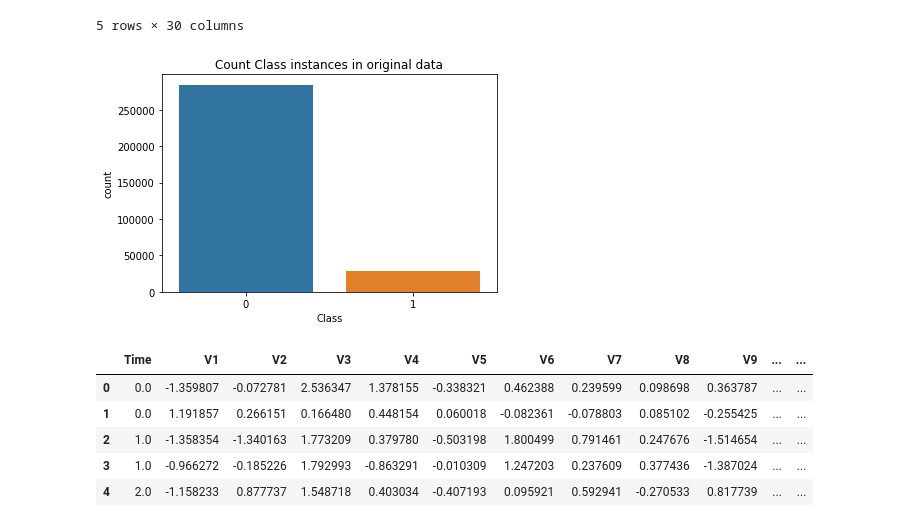
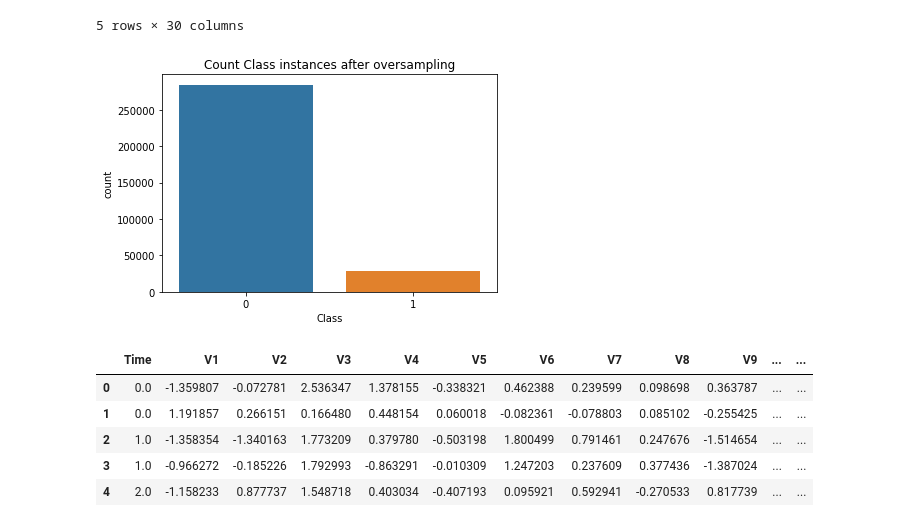
Before and after one commit to codaubianca/fraud-detection-challenge, a Jupyter notebook: IntermediateChallenge_CreditFraud.ipynb, the cells around one changed output. Saved outputs shown, nothing was run; the diff lists cells and outputs as text; code cells hidden in the pictures.

```diff
--- a/IntermediateChallenge_CreditFraud.ipynb
+++ b/IntermediateChallenge_CreditFraud.ipynb
@@ -133,11 +135,11 @@ X_sampled.head()
 # %%
 dat_sampled = X_sampled.copy()
 dat_sampled["Class"] = y_sampled
 sns.countplot(x='Class', data=dat_sampled)
-plt.title('Count Class instances in original data')
+plt.title('Count Class instances after oversampling')
 plt.show()
 # %% [output]
-[figure, old version]
+[figure, new version]
 # %%
 X_sampled.head()
 # %% [output]
```
Also changed, not shown: parts of 23 cells of this notebook.
